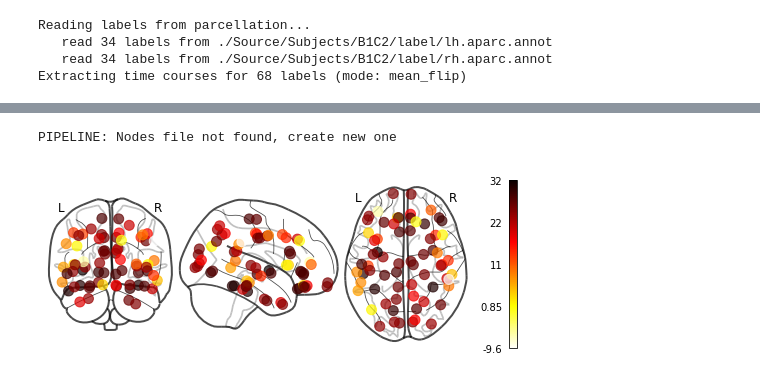
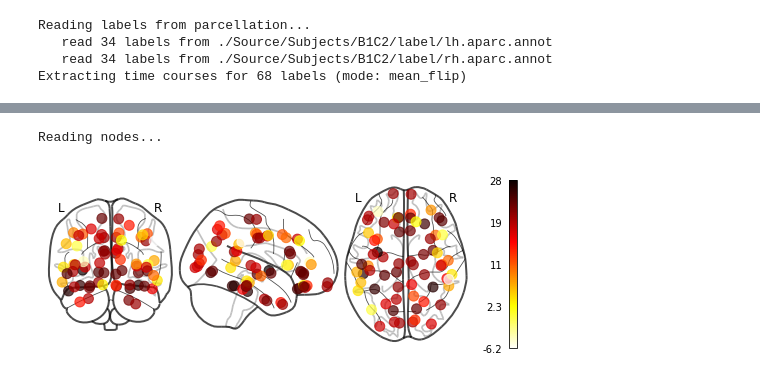
Before and after one commit to 1101AlexZab1011/NodesEstimation, a Jupyter notebook: pipeline.ipynb, the cells around one changed output, grey strips where cells are left out. Cells and saved outputs as stored; diff of their text form; code cells hidden in the pictures.

```diff
--- a/pipeline.ipynb
+++ b/pipeline.ipynb
@@ -102,7 +104,8 @@ res_sLORETA_file = os.path.join(res_sLORETA_folder, 'sLORETA_raw_ave_inv.fif')
 res_sLORETA_file_lh = os.path.join(res_sLORETA_folder, 'sLORETA_raw_ave_inv.fif-lh.stc')
 res_sLORETA_file_rh = os.path.join(res_sLORETA_folder, 'sLORETA_raw_ave_inv.fif-rh.stc')
 res_nodes_strength_file = os.path.join(res_nodes_folder, 'nodes_strength_auc.dat')
-res_nodes_file = os.path.join(res_nodes_folder, 'nodes.pkl')
+res_pearson_nodes_file = os.path.join(res_nodes_folder, 'pearson_nodes.pkl')
+res_plv_nodes_file = os.path.join(res_nodes_folder, 'plv_nodes.pkl')
 
 subject_dir = subject_dirs[0]
 subject = subjects[0]
@@ -117,6 +120,7 @@ crop_time = 120
 snr = 0.5  # use SNR smaller than 1 for raw data
 lambda2 = 1.0 / snr ** 2
 method = "sLORETA"
+rfreq = 200
 nfreq = 50
 lfreq = 1
 hfreq = 70
@@ -380,7 +463,7 @@ if os.path.isfile(res_epochs_file):
 else:
     print('PIPELINE: Epochs not found, creating a new one...')
     epochs = mne.Epochs(raw, events, tmin=epochs_tmin, tmax=epochs_tmax,
-                        preload=True).resample(200, npad='auto')
+                        preload=True).resample(rfreq, npad='auto')
     path = res_epochs_folder
 
     mkdir(path)
@@ -521,16 +569,3 @@ Reading labels from parcellation...
    read 34 labels from ./Source/Subjects/B1C2/label/lh.aparc.annot
    read 34 labels from ./Source/Subjects/B1C2/label/rh.aparc.annot
 Extracting time courses for 68 labels (mode: mean_flip)
-# %%
-if os.path.isfile(res_nodes_strength_file):
-    n_strength = np.fromfile(res_nodes_strength_file,
-                      dtype=float)
-
-else:
-    print('PIPELINE: Node strength not found, compute a new one')
-    n_strength = nodes_strength(label_tc)
-    path = res_nodes_folder
-
-    mkdir(path)
-
-    n_strength.tofile(res_nodes_strength_file)
@@ -587,27 +591,30 @@ nplt.show()
 # %%
-if os.path.isfile(res_nodes_file):
+if os.path.isfile(res_pearson_nodes_file):
     print('Reading nodes...')
-    nodes = pickle.load(open(res_nodes_file, 'rb'))
+    nodes = pickle.load(open(res_pearson_nodes_file, 'rb'))
 
 else:
-    print('PIPELINE: Nodes file not found, create a new one')
+    print('PIPELINE: Pearson\'s Nodes file not found, create a new one')
 
     if not os.path.exists(res_nodes_folder):
         mkdir(res_nodes_folder)
 
     nodes = []
+    n_strength, pearson_connectome = nodes_strength(label_tc, 'pearson')
 
     for i in range(len(n_strength)):
-        nodes.append(Node(n_strength[i], label_tc[i, :], labels[i]))
+        nodes.append(Node(label_tc[i, :], n_strength[i], labels[i], 'Pearson', pearson_connectome[i, :]))
 
-    pickle.dump(nodes, open(res_nodes_file, 'wb'))
+    pickle.dump(nodes, open(res_pearson_nodes_file, 'wb'))
 
 coordinates = []
+n_strength = []
 for node in nodes:
     coordinates.append(node.nilearn_coordinates)
+    n_strength.append(node.strength)
 
 nplt.plot_markers(n_strength, coordinates, node_cmap='black_red_r')
 nplt.show()
 # %% [output]
-PIPELINE: Nodes file not found, create new one
+Reading nodes...
-[figure, old version]
+[figure, new version]
```
Also changed, not shown: parts of 20 cells of this notebook, 3 other files.
